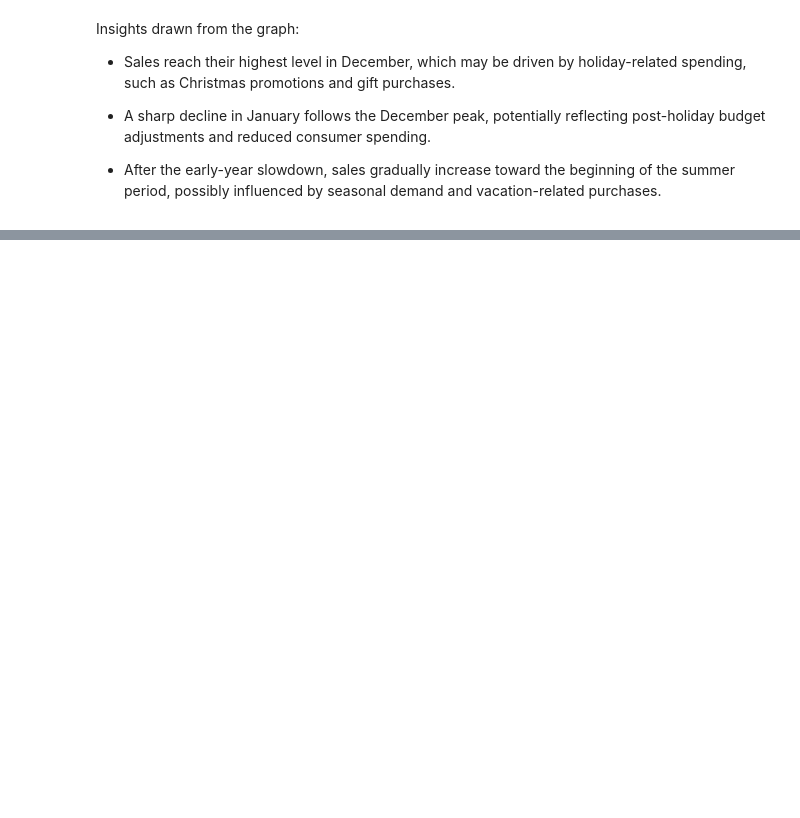
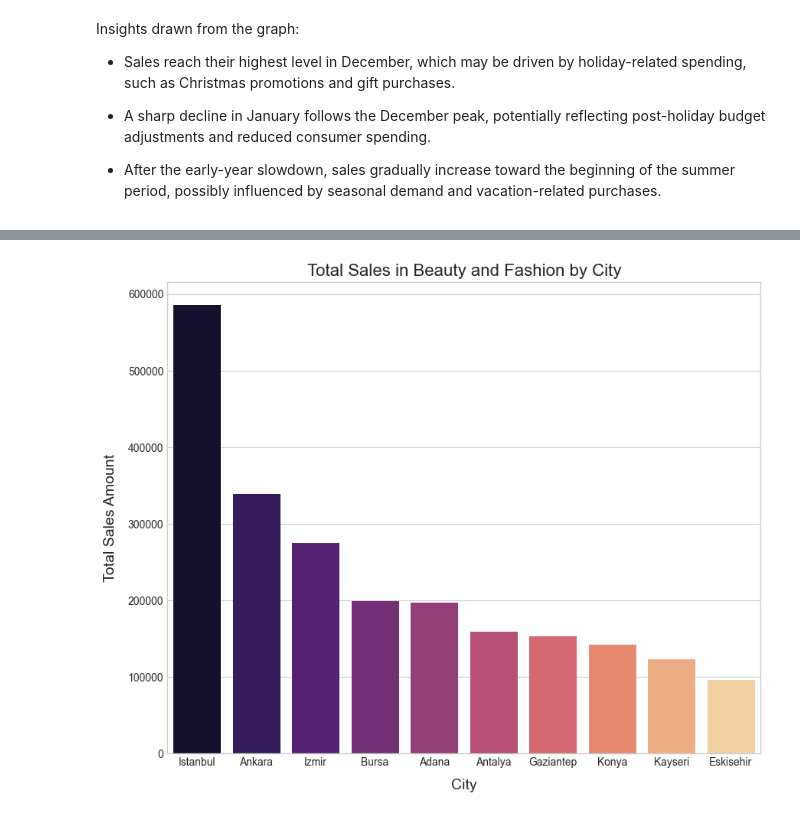
Before and after one commit to danielcamacho9712/EDA_E-Commerce_Project, a Jupyter notebook: eda_project.ipynb, the cells around one changed output, grey strips where cells are left out. Drawn from its saved outputs; the diff is of its cells as text; code cells hidden in the pictures; blank space fills up the shorter version.

```diff
--- a/eda_project.ipynb
+++ b/eda_project.ipynb
@@ -268,0 +310,23 @@ Insights drawn from the graph:
+# %%
+city_beauty_fashion = (data_sales.query('Product_Category == "Beauty" or Product_Category == "Fashion"')
+                       .groupby('City')['Total_Amount']
+                       .sum()
+                       .sort_values(ascending=False)
+                       )
+
+plt.figure(figsize=(10, 8))
+
+sns.barplot(
+    x=city_beauty_fashion.index,
+    y=city_beauty_fashion.values,
+    palette='magma',
+    hue=city_beauty_fashion.index,
+    legend=False
+)
+
+plt.xlabel('City', fontsize=14, labelpad=10)
+plt.ylabel('Total Sales Amount', fontsize=14, labelpad=10)
+plt.title('Total Sales in Beauty and Fashion by City', fontsize=16)
+plt.show()
+# %% [output]
+[figure, added]
```
Also changed, not shown: parts of 13 cells of this notebook.
